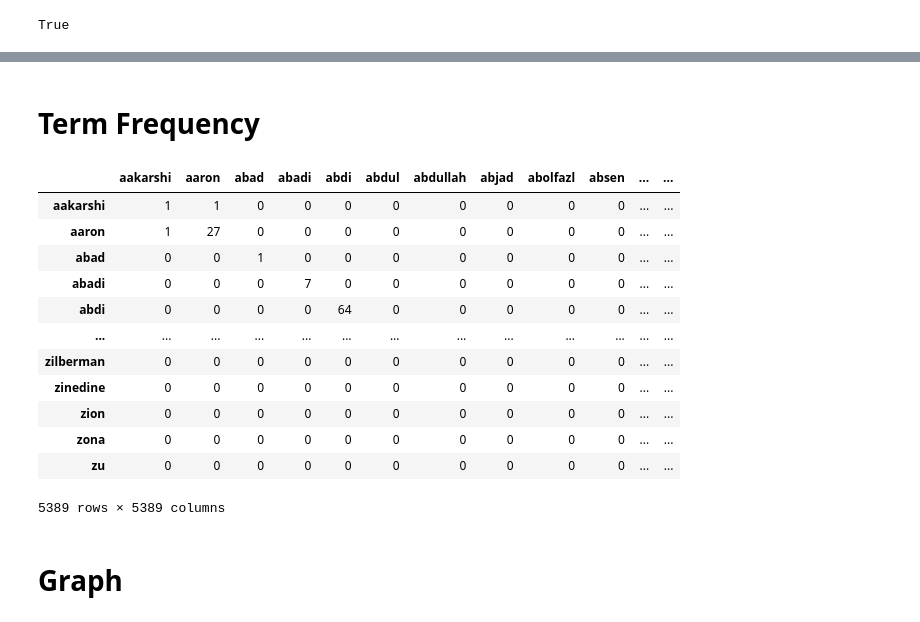
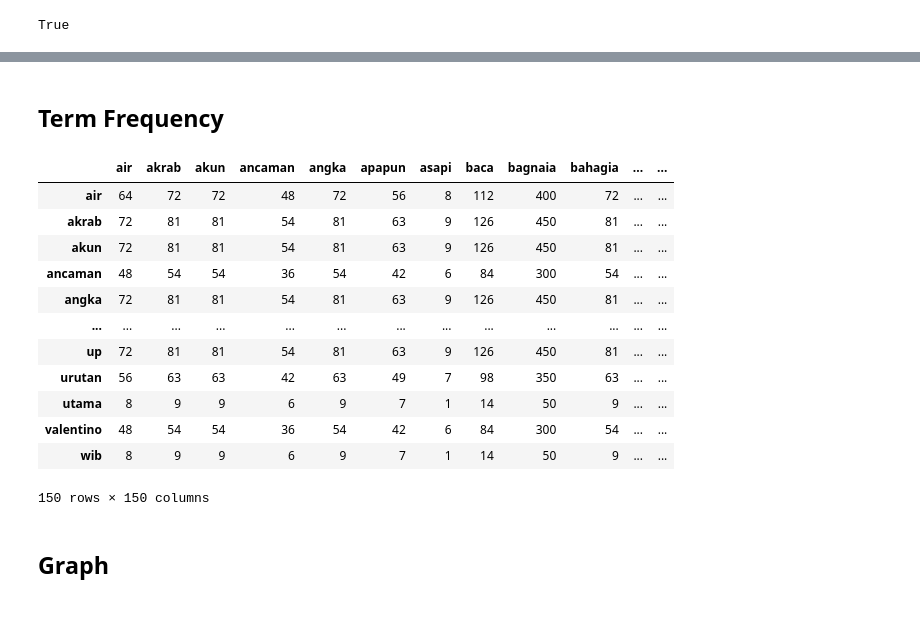
Before and after one commit to khikisb/ppw, a Jupyter notebook: _sources/tugas-ppw/Tugas-5.ipynb, the cells around one changed output, grey strips where cells are left out. Saved outputs shown, nothing was run; the diff lists cells and outputs as text; code cells hidden in the pictures.

```diff
--- a/_sources/tugas-ppw/Tugas-5.ipynb
+++ b/_sources/tugas-ppw/Tugas-5.ipynb
@@ -5,6 +7,6 @@ from itertools import combinations
 import networkx as nx
 import matplotlib.pyplot as plt
 # %%
-data = pd.read_csv("/content/drive/MyDrive/ppw/tugas/data_tugas4/df_ringkasan.csv")
+data = pd.read_csv("/content/drive/MyDrive/ppw/tugas/data_tugas4/data_label_news.csv")
 data
 # %% [output]
@@ -42,0 +47,3 @@ True
+# %%
+sampel = data.head(1)
+sampel
@@ -47,7 +57,7 @@ def clean_punct(text):
     text = clean_symbol.sub(' ', text).lower()
     return text
 # Buat kolom tambahan untuk data description yang telah diremovepunctuation
-preprocessing = data['Ringkasan'].apply(clean_punct)
+preprocessing = sampel['Content'].apply(clean_punct)
 clean=pd.DataFrame(preprocessing)
 clean
 # %% [output]
@@ -76,7 +75,7 @@ def remove_stopwords(sentence):
     return ' '.join(filtered_words)
 
 # Terapkan fungsi pada kolom 'Kalimat' dalam DataFrame
-stopword = clean['Ringkasan'].apply(remove_stopwords)
+stopword = clean['Content'].apply(remove_stopwords)
 df=pd.DataFrame(stopword)
 df
 # %% [output]
@@ -96,29 +84,29 @@ df
 # %% [markdown]
-# Term Frequency
+## Term Frequency
 # %%
 # Menghitung matriks co-occurrence dengan CountVectorizer
 vectorizer = CountVectorizer()
-co_occurrence_matrix = vectorizer.fit_transform(df['Ringkasan']).T * vectorizer.fit_transform(df['Ringkasan'])
+co_occurrence_matrix = vectorizer.fit_transform(df['Content']).T * vectorizer.fit_transform(df['Content'])
 
 # Membuat DataFrame dari matriks co-occurrence
 df_co_occurrence = pd.DataFrame(co_occurrence_matrix.toarray(), columns=vectorizer.get_feature_names_out(),index=vectorizer.get_feature_names_out())
 df_co_occurrence
 # %% [output]
-|  | aakarshi | aaron | abad | abadi | abdi | abdul | abdullah | abjad | abolfazl | absen | ... | ... |
-| aakarshi | 1 | 1 | 0 | 0 | 0 | 0 | 0 | 0 | 0 | 0 | ... | ... |
-| aaron | 1 | 27 | 0 | 0 | 0 | 0 | 0 | 0 | 0 | 0 | ... | ... |
-| abad | 0 | 0 | 1 | 0 | 0 | 0 | 0 | 0 | 0 | 0 | ... | ... |
-| abadi | 0 | 0 | 0 | 7 | 0 | 0 | 0 | 0 | 0 | 0 | ... | ... |
-| abdi | 0 | 0 | 0 | 0 | 64 | 0 | 0 | 0 | 0 | 0 | ... | ... |
+|  | air | akrab | akun | ancaman | angka | apapun | asapi | baca | bagnaia | bahagia | ... | ... |
+| air | 64 | 72 | 72 | 48 | 72 | 56 | 8 | 112 | 400 | 72 | ... | ... |
+| akrab | 72 | 81 | 81 | 54 | 81 | 63 | 9 | 126 | 450 | 81 | ... | ... |
+| akun | 72 | 81 | 81 | 54 | 81 | 63 | 9 | 126 | 450 | 81 | ... | ... |
+| ancaman | 48 | 54 | 54 | 36 | 54 | 42 | 6 | 84 | 300 | 54 | ... | ... |
+| angka | 72 | 81 | 81 | 54 | 81 | 63 | 9 | 126 | 450 | 81 | ... | ... |
 | ... | ... | ... | ... | ... | ... | ... | ... | ... | ... | ... | ... | ... |
-| zilberman | 0 | 0 | 0 | 0 | 0 | 0 | 0 | 0 | 0 | 0 | ... | ... |
-| zinedine | 0 | 0 | 0 | 0 | 0 | 0 | 0 | 0 | 0 | 0 | ... | ... |
-| zion | 0 | 0 | 0 | 0 | 0 | 0 | 0 | 0 | 0 | 0 | ... | ... |
-| zona | 0 | 0 | 0 | 0 | 0 | 0 | 0 | 0 | 0 | 0 | ... | ... |
-| zu | 0 | 0 | 0 | 0 | 0 | 0 | 0 | 0 | 0 | 0 | ... | ... |
+| up | 72 | 81 | 81 | 54 | 81 | 63 | 9 | 126 | 450 | 81 | ... | ... |
+| urutan | 56 | 63 | 63 | 42 | 63 | 49 | 7 | 98 | 350 | 63 | ... | ... |
+| utama | 8 | 9 | 9 | 6 | 9 | 7 | 1 | 14 | 50 | 9 | ... | ... |
+| valentino | 48 | 54 | 54 | 36 | 54 | 42 | 6 | 84 | 300 | 54 | ... | ... |
+| wib | 8 | 9 | 9 | 6 | 9 | 7 | 1 | 14 | 50 | 9 | ... | ... |
-5389 rows × 5389 columns
+150 rows × 150 columns
 # %% [markdown]
-# Graph
+## Graph
 # %%
 G = nx.Graph()
 for idx, row in df_co_occurrence.iterrows():
```
Also changed, not shown: parts of 11 cells of this notebook, 14 other files.
